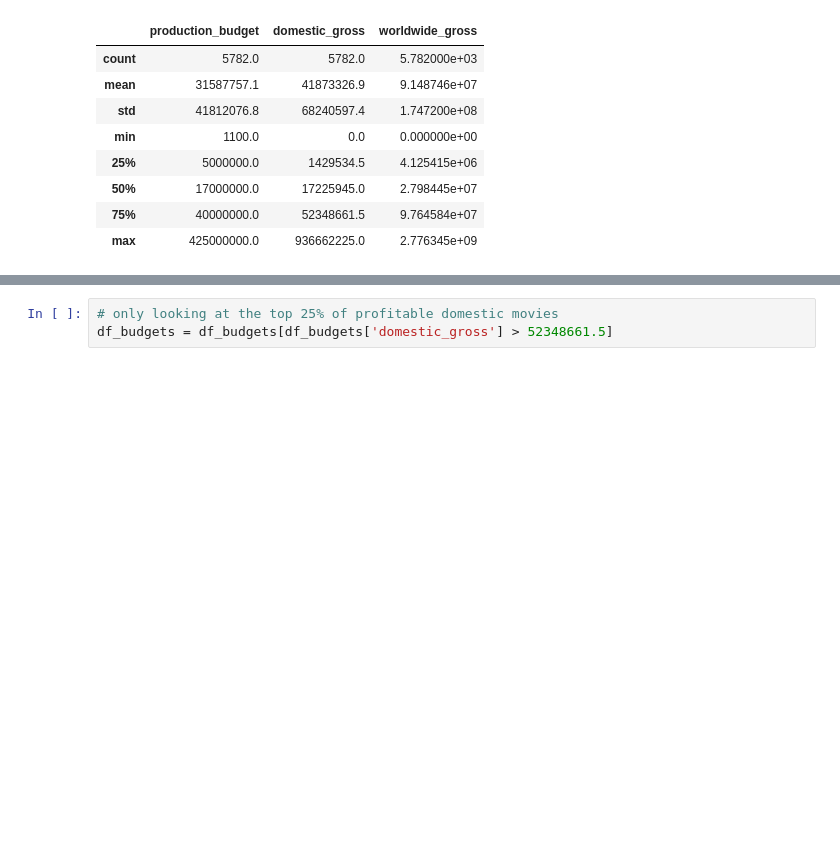
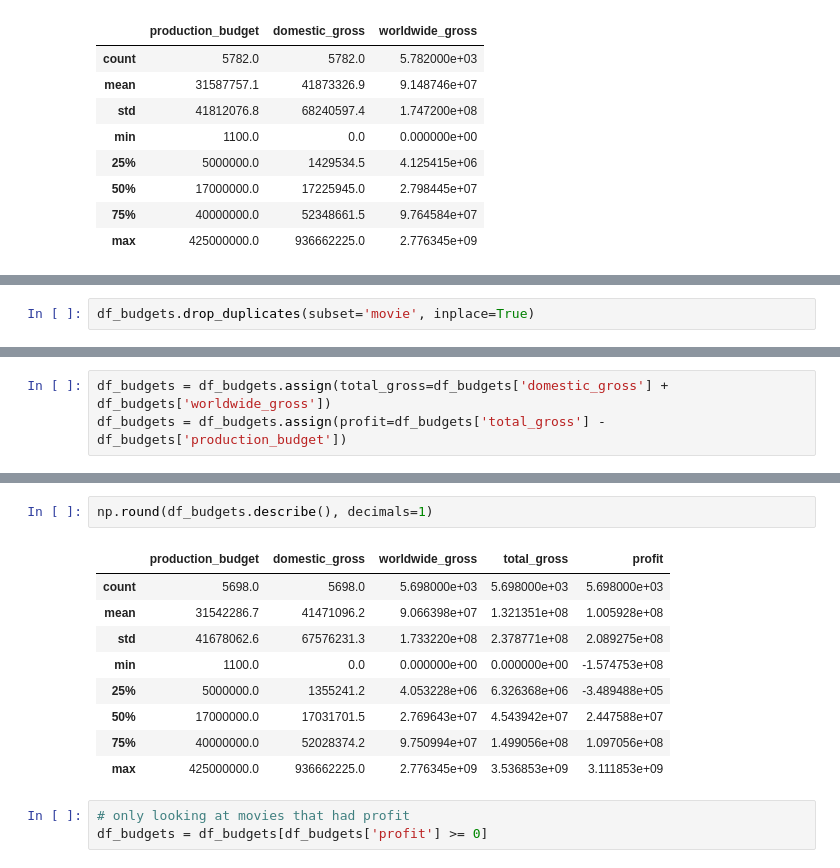
Before and after one commit to jj862/Microsoft-Movie-Industry-Analysis, a Jupyter notebook: movie_budgets_prep.ipynb, the cells around one changed output, grey strips where cells are left out. Cells and saved outputs as stored; diff of their text form; blank space fills up the shorter version.

Commit message:
updated df_budgets eda

```diff
--- a/movie_budgets_prep.ipynb
+++ b/movie_budgets_prep.ipynb
@@ -142,0 +149,2 @@ np.round(df_budgets.describe(), decimals=1)
+# %%
+df_budgets.drop_duplicates(subset='movie', inplace=True)
@@ -142,0 +186,3 @@ np.round(df_budgets.describe(), decimals=1)
+# %%
+df_budgets = df_budgets.assign(total_gross=df_budgets['domestic_gross'] + df_budgets['worldwide_gross'])
+df_budgets = df_budgets.assign(profit=df_budgets['total_gross'] - df_budgets['production_budget'])
@@ -143,4 +205,16 @@ np.round(df_budgets.describe(), decimals=1)
+# %%
+np.round(df_budgets.describe(), decimals=1)
+# %% [output]
+|  | production_budget | domestic_gross | worldwide_gross | total_gross | profit |
+| count | 5698.0 | 5698.0 | 5.698000e+03 | 5.698000e+03 | 5.698000e+03 |
+| mean | 31542286.7 | 41471096.2 | 9.066398e+07 | 1.321351e+08 | 1.005928e+08 |
+| std | 41678062.6 | 67576231.3 | 1.733220e+08 | 2.378771e+08 | 2.089275e+08 |
+| min | 1100.0 | 0.0 | 0.000000e+00 | 0.000000e+00 | -1.574753e+08 |
+| 25% | 5000000.0 | 1355241.2 | 4.053228e+06 | 6.326368e+06 | -3.489488e+05 |
+| 50% | 17000000.0 | 17031701.5 | 2.769643e+07 | 4.543942e+07 | 2.447588e+07 |
+| 75% | 40000000.0 | 52028374.2 | 9.750994e+07 | 1.499056e+08 | 1.097056e+08 |
+| max | 425000000.0 | 936662225.0 | 2.776345e+09 | 3.536853e+09 | 3.111853e+09 |
 # %%
-# only looking at the top 25% of profitable domestic movies
-df_budgets = df_budgets[df_budgets['domestic_gross'] > 52348661.5]
+# only looking at movies that had profit
+df_budgets = df_budgets[df_budgets['profit'] >= 0]
 # %%
```
Also changed, not shown: parts of 22 cells of this notebook.
